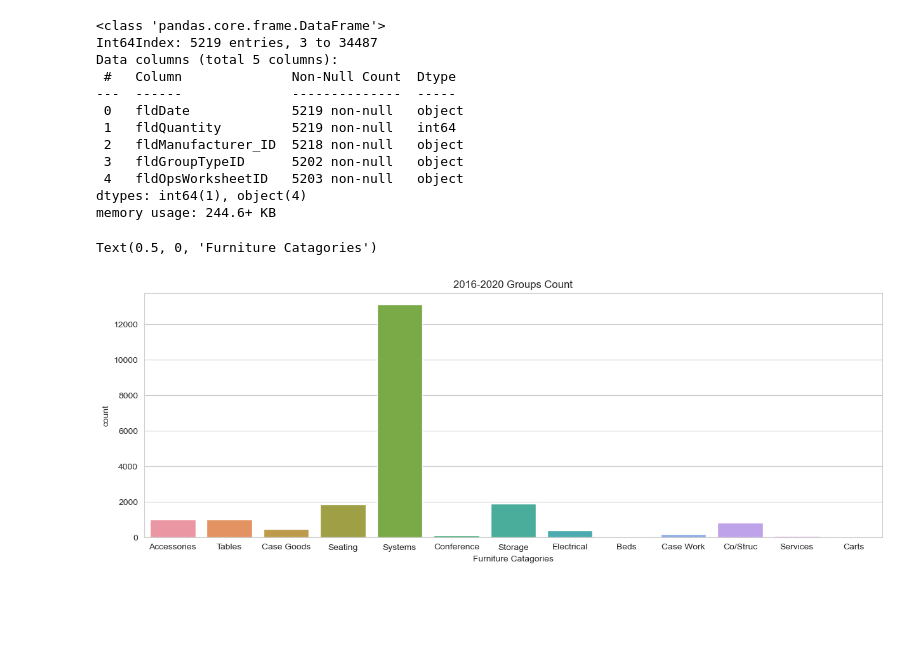
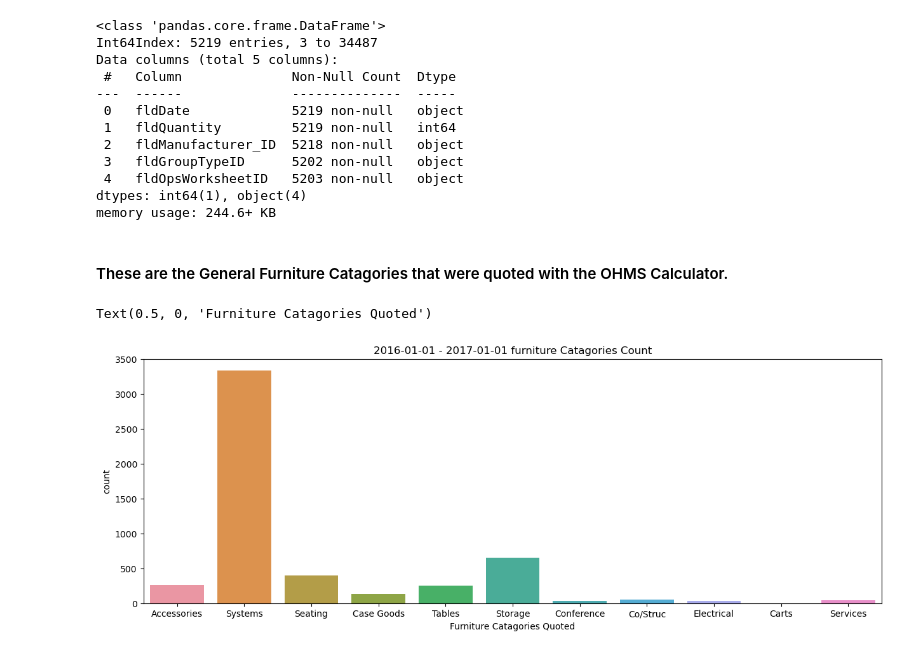
Before and after one commit to Alum-Truetime/OHMS_Data_Analysis, a Jupyter notebook: OHMS_Python/Capstone_Data_Analysis.ipynb, the cells around one changed output. Drawn from its saved outputs; the diff is of its cells as text; code cells hidden in the pictures; blank space fills up the shorter version.

```diff
--- a/OHMS_Python/Capstone_Data_Analysis.ipynb
+++ b/OHMS_Python/Capstone_Data_Analysis.ipynb
@@ -57,14 +63,16 @@ Data columns (total 5 columns):
  4   fldOpsWorksheetID   5203 non-null   object
 dtypes: int64(1), object(4)
 memory usage: 244.6+ KB
+# %% [markdown]
+#### These are the General Furniture Catagories that were quoted with the OHMS Calculator.
 # %%
 StartDate = '2016-01-01'
-EndDate = '2021-01-01'
+EndDate = '2017-01-01'
 df2 = df1.loc[(df1['fldDate'] >= StartDate) & (df1['fldDate'] < EndDate)]
 plt.figure(figsize = (15,5))
 sns.countplot(x='fldGroupTypeID', data=df2)
-plt.title('2016-2020 Groups Count')
-plt.xlabel('Furniture Catagories')
+plt.title(f'{StartDate} - {EndDate} furniture Catagories Count')
+plt.xlabel('Furniture Catagories Quoted')
 # %% [output]
-Text(0.5, 0, 'Furniture Catagories')
+Text(0.5, 0, 'Furniture Catagories Quoted')
-[figure, old version]
+[figure, new version]
```
Also changed, not shown: parts of 8 cells of this notebook, 2 other files.
